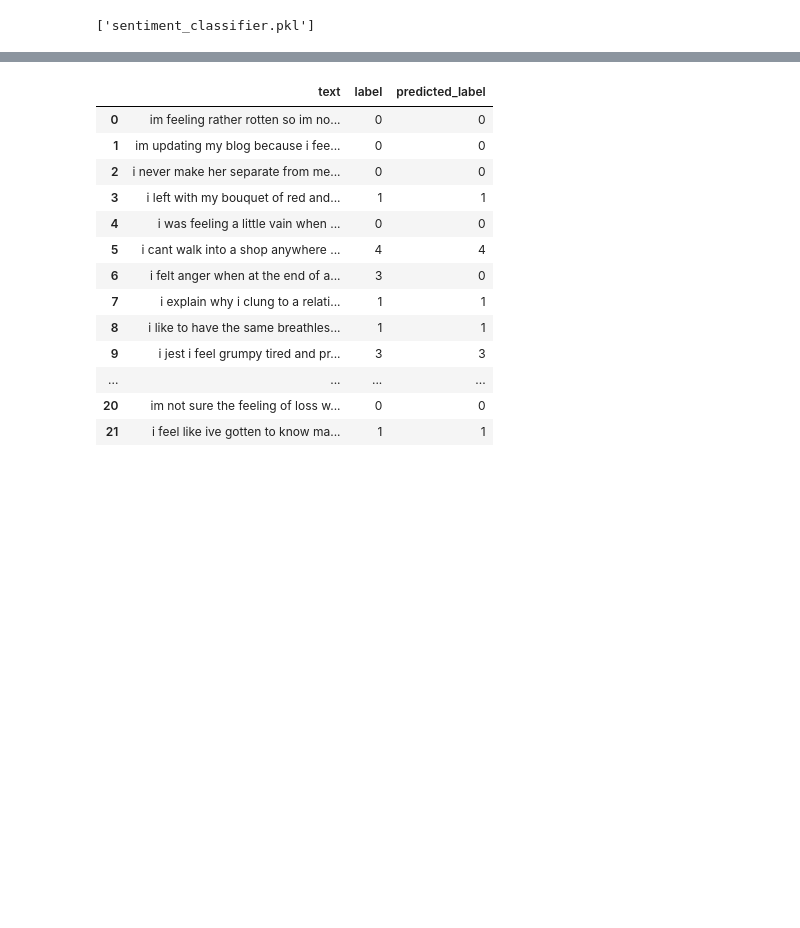
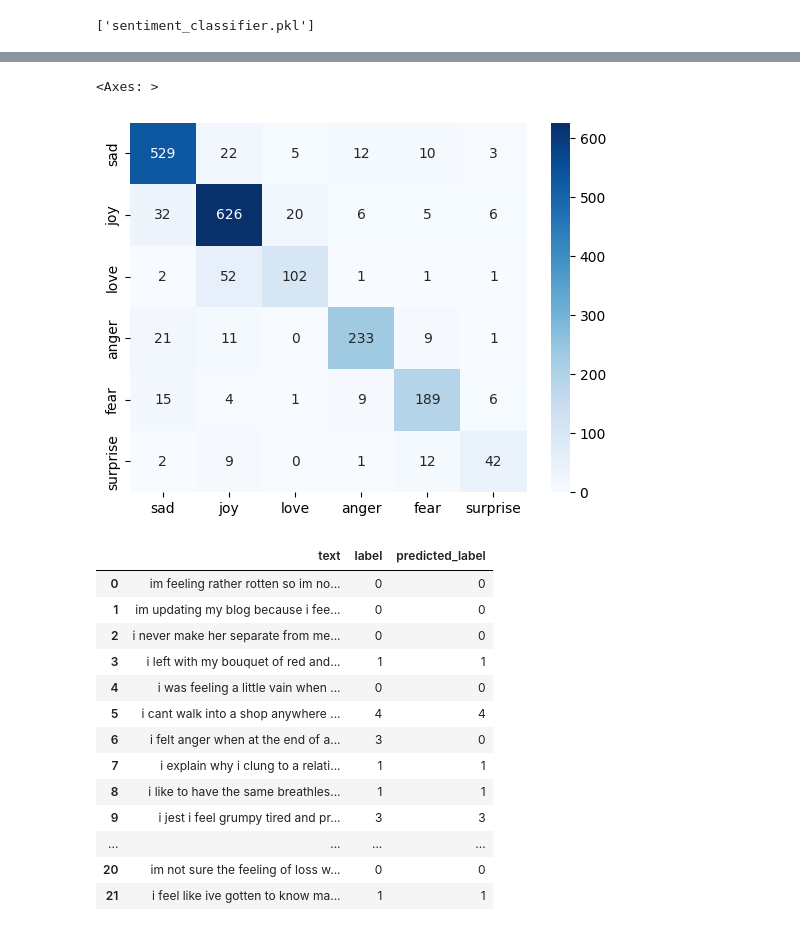
Before and after one commit to jkudaimi/AI4AllGroup15, a Jupyter notebook: nb.ipynb, the cells around one changed output, grey strips where cells are left out. Saved outputs shown, nothing was run; the diff lists cells and outputs as text; code cells hidden in the pictures; blank space fills up the shorter version.

```diff
--- a/nb.ipynb
+++ b/nb.ipynb
@@ -39,8 +109,12 @@ def parsing_words(s):
 # %%
-from sklearn.feature_extraction.text import CountVectorizer
-from sklearn.preprocessing import MaxAbsScaler
-from scipy.sparse import hstack
-from scipy.sparse import csr_matrix
+# Global variables for vectorizer and scaler to ensure they are fitted only once
+vectorizer = CountVectorizer(ngram_range=(1, 1), max_features=5000, min_df=5)
+vectorizer.fit(data['text'])
+
+scaler = MaxAbsScaler()
+data['text_length'] = data['text'].apply(len)
+data['word_count'] = data['text'].apply(lambda x: len(x.split()))
+scaler.fit(data[['text_length', 'word_count']])
 
 # Initialize vectorizer for word counts, with some limitations to avoid memory issues
 # Function to create additional features without converting to dense array
@@ -48,15 +122,15 @@ def create_features(df):
     # Text length and word count
     df['text_length'] = df['text'].apply(len)
     df['word_count'] = df['text'].apply(lambda x: len(x.split()))
+
+    # Sentiment score
     df['sentiment_score'] = df['text'].apply(parsing_words)
 
     # Transform text with vectorizer
-    vectorizer = CountVectorizer(ngram_range=(1, 1), max_features=5000, min_df=5)
-    X_vect = vectorizer.fit_transform(df['text'])
+    X_vect = vectorizer.transform(df['text'])
 
     # Scale text_length and word_count
-    scaler = MaxAbsScaler()
-    scaled_features = scaler.fit_transform(df[['text_length', 'word_count']])
+    scaled_features = scaler.transform(df[['text_length', 'word_count']])
 
     all_features = np.hstack((scaled_features, df[['sentiment_score']].to_numpy()))
     all_features_sparse = csr_matrix(all_features)
@@ -64,4 +138,4 @@ def create_features(df):
     # Combine the additional features with the vectorized text (all in sparse format)
     X_combined = hstack((X_vect, all_features_sparse))
 
-    return X_combined, vectorizer, scaler
+    return X_combined
@@ -229,0 +231,14 @@ weighted avg       0.86      0.86      0.86      2000
+# %%
+# Apply the feature creation to test data
+X_test_combined = create_features(test_data)
+
+# Predict using the classifier
+y_pred = clf.predict(X_test_combined)
+
+# Assuming 'label' is the column with actual labels in test data
+y_test = test_data['label']
+
+# Output the classification report
+print("Test Accuracy:", accuracy_score(y_test, y_pred))
+print("F1-score:", f1_score(y_test, y_pred, average='weighted'))
+print(classification_report(y_test, y_pred))
@@ -230,3 +260,8 @@ weighted avg       0.86      0.86      0.86      2000
+# %%
+sns.heatmap(confusion_matrix(y_test, y_pred), annot=True, fmt='d', cmap='Blues', xticklabels=emotion, yticklabels=emotion)
+# %% [output]
+<Axes: >
+[figure, added]
 # %%
 # Optionally, display the results
 test_data['predicted_label'] = y_pred
```
Also changed, not shown: parts of 18 cells of this notebook, 1 other file.
